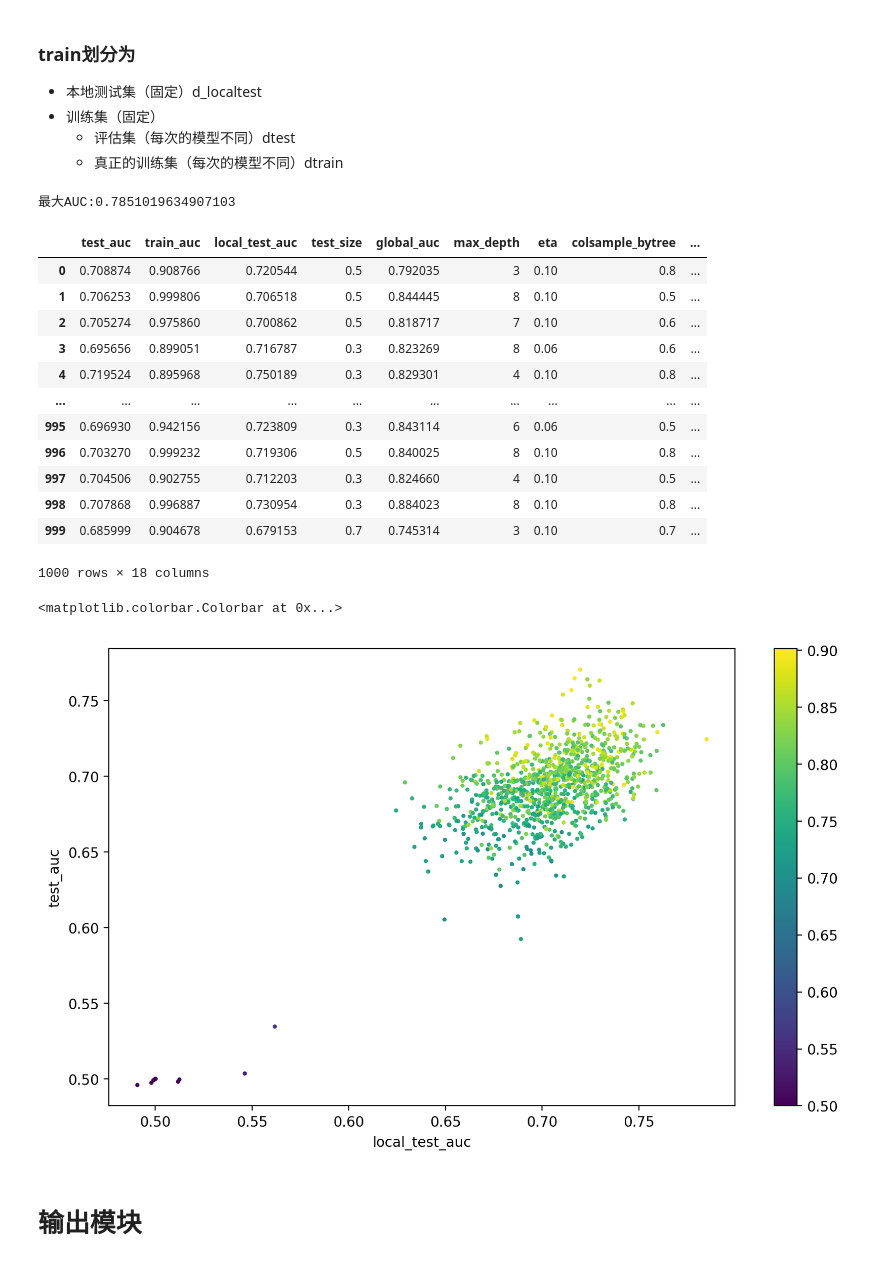
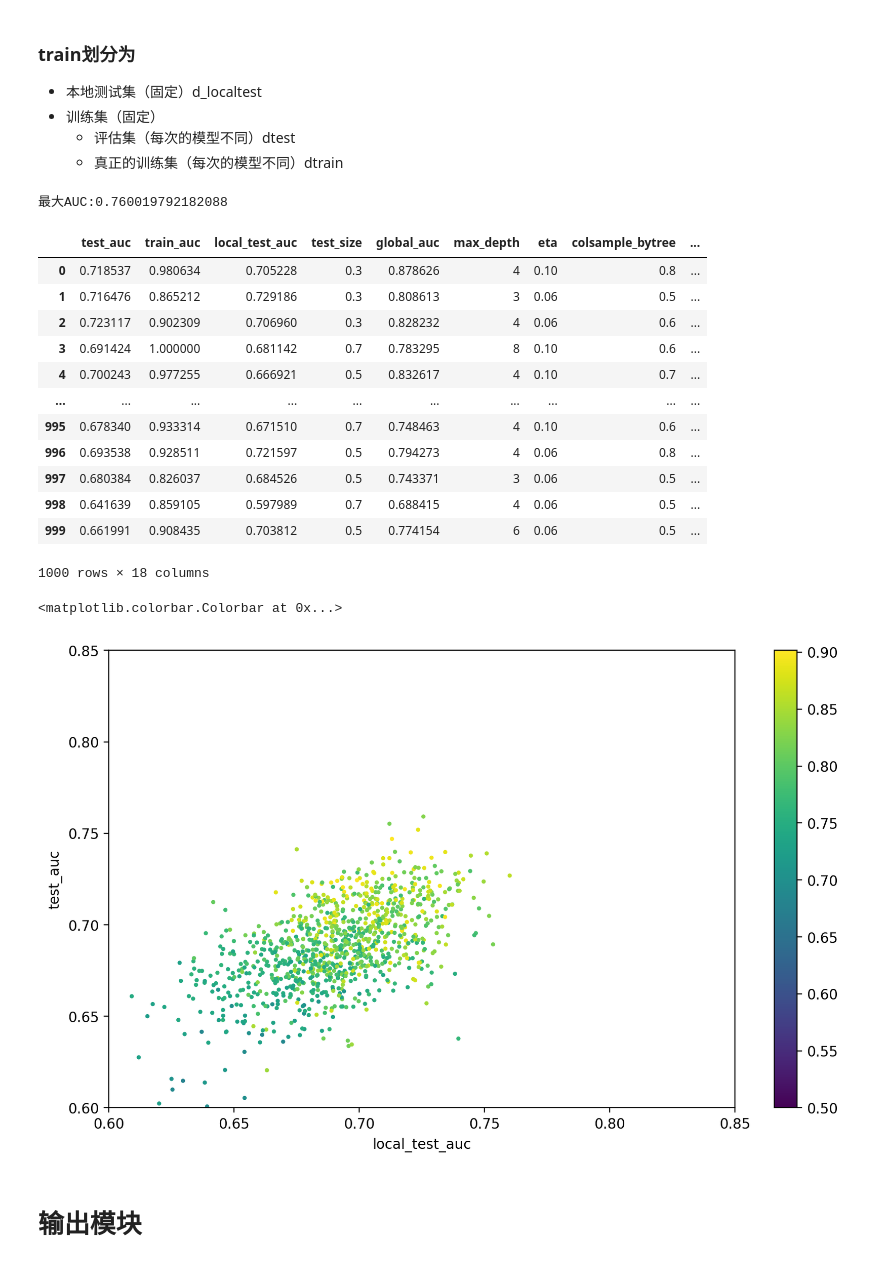
Before and after one commit to tassadar667/Take-down-SHUMO, a Jupyter notebook: 数据处理.ipynb, the cells around one changed output. Saved outputs shown, nothing was run; the diff lists cells and outputs as text; code cells hidden in the pictures.

```diff
--- a/数据处理.ipynb
+++ b/数据处理.ipynb
@@ -32,5 +34,5 @@ test_data['nan_num'] = (test_data == 0).astype(int).sum(axis=1)
 # %%
-if False:
+if True:
 
     import pandas as pd
     temp_df = pd.read_csv("./data/detail/df_loan1_b1.csv")
@@ -150,15 +169,6 @@ type_col = ["basic_1",
             "query_4_y",
             "query_5_y",
             "query_6_y",]
-
-type_col = ["basic_1",
-            "basic_10",
-            "basic_12",
-            "basic_14",
-            "loan1_16",
-            "loan1_20",
-            "loan1_23",
-            "loan1_25",]
 # %% [markdown]
 ## 转化为one-hot编码（不宜采用）
 # %%
@@ -417,22 +427,22 @@ for i in range(N):
 
 print('最大AUC:', max(info_df['local_test_auc']), sep="")
 # %% [output]
-最大AUC:0.7851019634907103
+最大AUC:0.760019792182088
 # %%
 info_df
 # %% [output]
 |  | test_auc | train_auc | local_test_auc | test_size | global_auc | max_depth | eta | colsample_bytree | ... |
-| 0 | 0.708874 | 0.908766 | 0.720544 | 0.5 | 0.792035 | 3 | 0.10 | 0.8 | ... |
-| 1 | 0.706253 | 0.999806 | 0.706518 | 0.5 | 0.844445 | 8 | 0.10 | 0.5 | ... |
-| 2 | 0.705274 | 0.975860 | 0.700862 | 0.5 | 0.818717 | 7 | 0.10 | 0.6 | ... |
-| 3 | 0.695656 | 0.899051 | 0.716787 | 0.3 | 0.823269 | 8 | 0.06 | 0.6 | ... |
-| 4 | 0.719524 | 0.895968 | 0.750189 | 0.3 | 0.829301 | 4 | 0.10 | 0.8 | ... |
+| 0 | 0.718537 | 0.980634 | 0.705228 | 0.3 | 0.878626 | 4 | 0.10 | 0.8 | ... |
+| 1 | 0.716476 | 0.865212 | 0.729186 | 0.3 | 0.808613 | 3 | 0.06 | 0.5 | ... |
+| 2 | 0.723117 | 0.902309 | 0.706960 | 0.3 | 0.828232 | 4 | 0.06 | 0.6 | ... |
+| 3 | 0.691424 | 1.000000 | 0.681142 | 0.7 | 0.783295 | 8 | 0.10 | 0.6 | ... |
+| 4 | 0.700243 | 0.977255 | 0.666921 | 0.5 | 0.832617 | 4 | 0.10 | 0.7 | ... |
 | ... | ... | ... | ... | ... | ... | ... | ... | ... | ... |
-| 995 | 0.696930 | 0.942156 | 0.723809 | 0.3 | 0.843114 | 6 | 0.06 | 0.5 | ... |
-| 996 | 0.703270 | 0.999232 | 0.719306 | 0.5 | 0.840025 | 8 | 0.10 | 0.8 | ... |
-| 997 | 0.704506 | 0.902755 | 0.712203 | 0.3 | 0.824660 | 4 | 0.10 | 0.5 | ... |
-| 998 | 0.707868 | 0.996887 | 0.730954 | 0.3 | 0.884023 | 8 | 0.10 | 0.8 | ... |
-| 999 | 0.685999 | 0.904678 | 0.679153 | 0.7 | 0.745314 | 3 | 0.10 | 0.7 | ... |
+| 995 | 0.678340 | 0.933314 | 0.671510 | 0.7 | 0.748463 | 4 | 0.10 | 0.6 | ... |
+| 996 | 0.693538 | 0.928511 | 0.721597 | 0.5 | 0.794273 | 4 | 0.06 | 0.8 | ... |
+| 997 | 0.680384 | 0.826037 | 0.684526 | 0.5 | 0.743371 | 3 | 0.06 | 0.5 | ... |
+| 998 | 0.641639 | 0.859105 | 0.597989 | 0.7 | 0.688415 | 4 | 0.06 | 0.5 | ... |
+| 999 | 0.661991 | 0.908435 | 0.703812 | 0.5 | 0.774154 | 6 | 0.06 | 0.5 | ... |
 1000 rows × 18 columns
 # %%
 info_df.to_csv("info.csv", encoding="utf-8", index=False)
@@ -448,16 +458,16 @@ info_df.to_csv("info.csv", encoding="utf-8", index=False)
 # %%
 import matplotlib.pyplot as plt
 plt.figure(figsize=(10, 6), dpi=200)
 plt.scatter(info_df['local_test_auc'], info_df['test_auc'],
             c=info_df['global_auc'], s=4)
 plt.xlabel('local_test_auc')
 plt.ylabel('test_auc')
-plt.xlim(0.4,1)
-plt.ylim(0.4,1)
+plt.xlim(0.6,0.85)
+plt.ylim(0.6,0.85)
 plt.colorbar()
 # %% [output]
 <matplotlib.colorbar.Colorbar at 0x...>
-[figure, old version]
+[figure, new version]
 # %% [markdown]
 # 输出模块
 # %%
```
Also changed, not shown: parts of 6 cells of this notebook, 3 other files.
